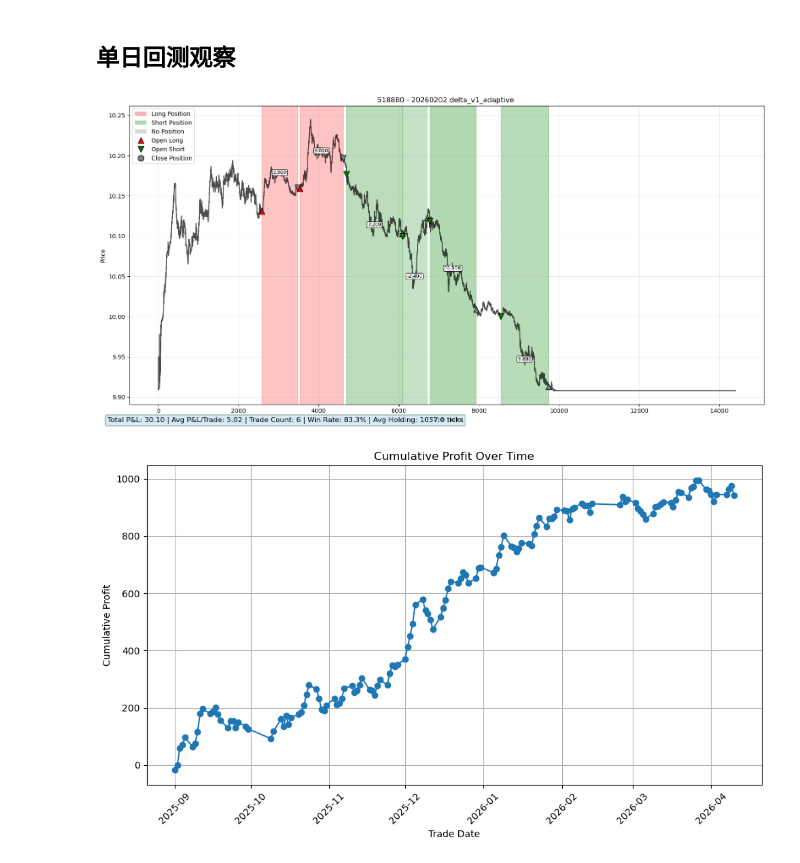
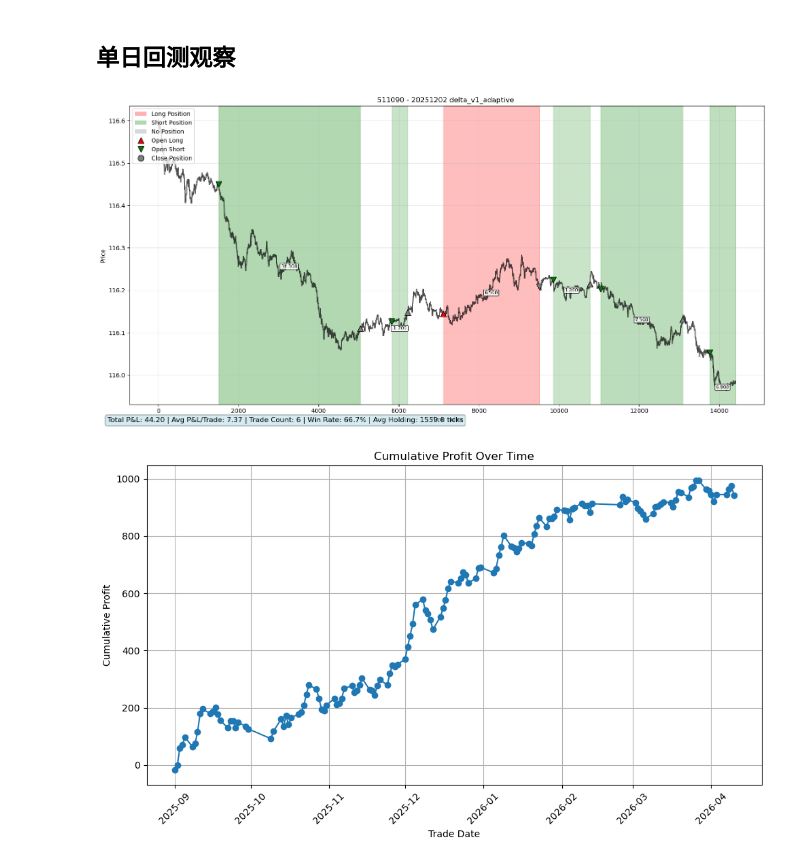
Before and after one commit to artinsophia/Quant-Intern-2026, a Jupyter notebook: delta/demo.ipynb, the cells around one changed output. Drawn from its saved outputs; the diff is of its cells as text; code cells hidden in the pictures.

```diff
--- a/delta/demo.ipynb
+++ b/delta/demo.ipynb
@@ -37,17 +40,14 @@ param_dict = {
 
     'open_threshold': 2,
     'open_confidence': 0,
-    'close_threshold': 2,
-    'close_confidence': 1,
-    'reset_threshold': 2,
-    'reset_confidence': 0,
-    'gamma': 3,
 
     'standard_num': 1000,
 
     'atr_multiplier': 4,
     'vol_window': 900,
 
+    'gamma': 0.1,
+
     'k_up': 3,
     'k_down': 3,
 }
@@ -355,9 +343,9 @@ deleted = delete_backtest_results_by_instrument_date("511520", "20260417", dry_r
 # %%
 from single_day_backtest import single_day_backtest,plot_delta_history
 strategy = StrategyDemo(model_path, param_dict)
-hh = single_day_backtest(instrument_id,'20260202',StrategyDemo,model_path,param_dict,official = False)
+hh = single_day_backtest(instrument_id,'20251202',StrategyDemo,model_path,param_dict,official = False)
 # %% [output]
-[figure, old version]
+[figure, new version]
 # %%
 summary = pd.read_csv('/home/jovyan/work/live_trading/511090_20260421_oyyb_01.csv')
 # plot cumulative profits
```
Also changed, not shown: parts of 6 cells of this notebook, 2 other files.
